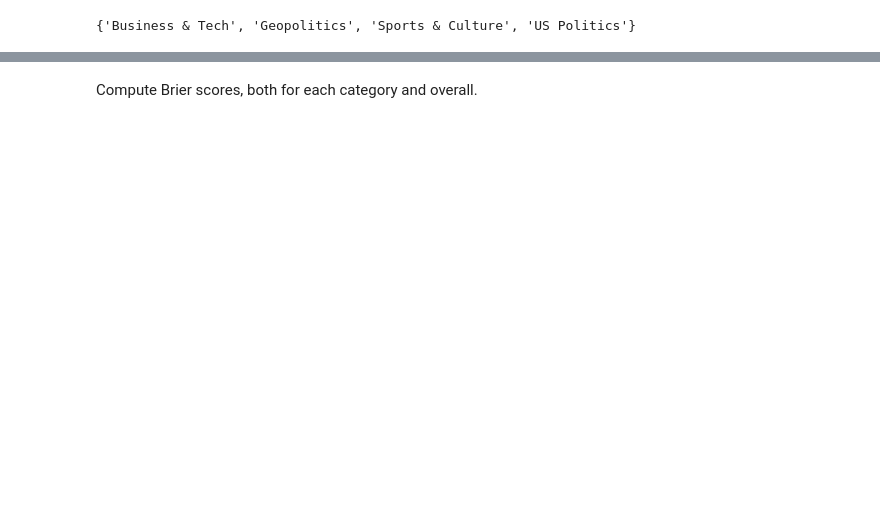
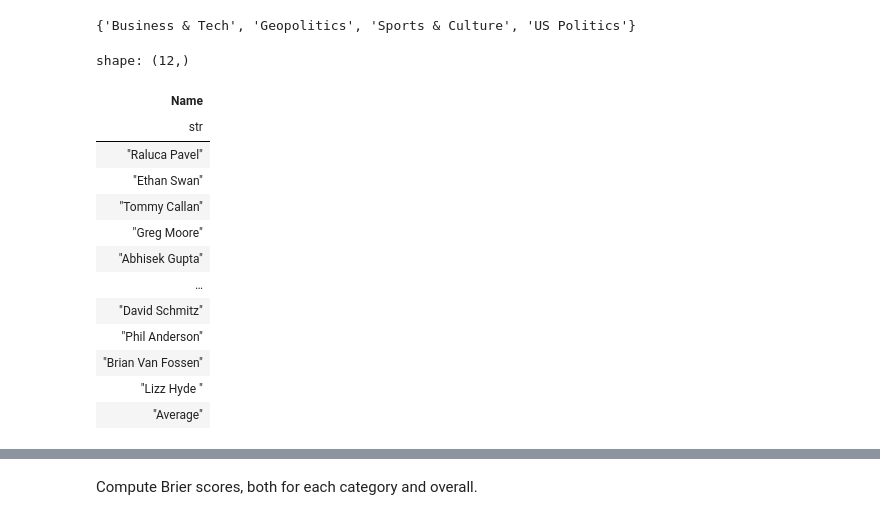
Before and after one commit to eswan18/forecasting, a Jupyter notebook: 2024/Notebook.ipynb, the cells around one changed output, grey strips where cells are left out. Saved outputs shown, nothing was run; the diff lists cells and outputs as text; code cells hidden in the pictures; blank space fills up the shorter version.

```diff
--- a/2024/Notebook.ipynb
+++ b/2024/Notebook.ipynb
@@ -132,3 +132,21 @@ categories = {event.category for event in events}
 categories
 # %% [output]
 {'Business & Tech', 'Geopolitics', 'Sports & Culture', 'US Politics'}
+# %%
+people = estimates['Name']
+people
+# %% [output]
+shape: (12,)
+| Name |
+| str |
+| "Raluca Pavel" |
+| "Ethan Swan" |
+| "Tommy Callan" |
+| "Greg Moore" |
+| "Abhisek Gupta" |
+| … |
+| "David Schmitz" |
+| "Phil Anderson" |
+| "Brian Van Fossen" |
+| "Lizz Hyde " |
+| "Average" |
```
Also changed, not shown: parts of 13 cells of this notebook, 5 other files.
